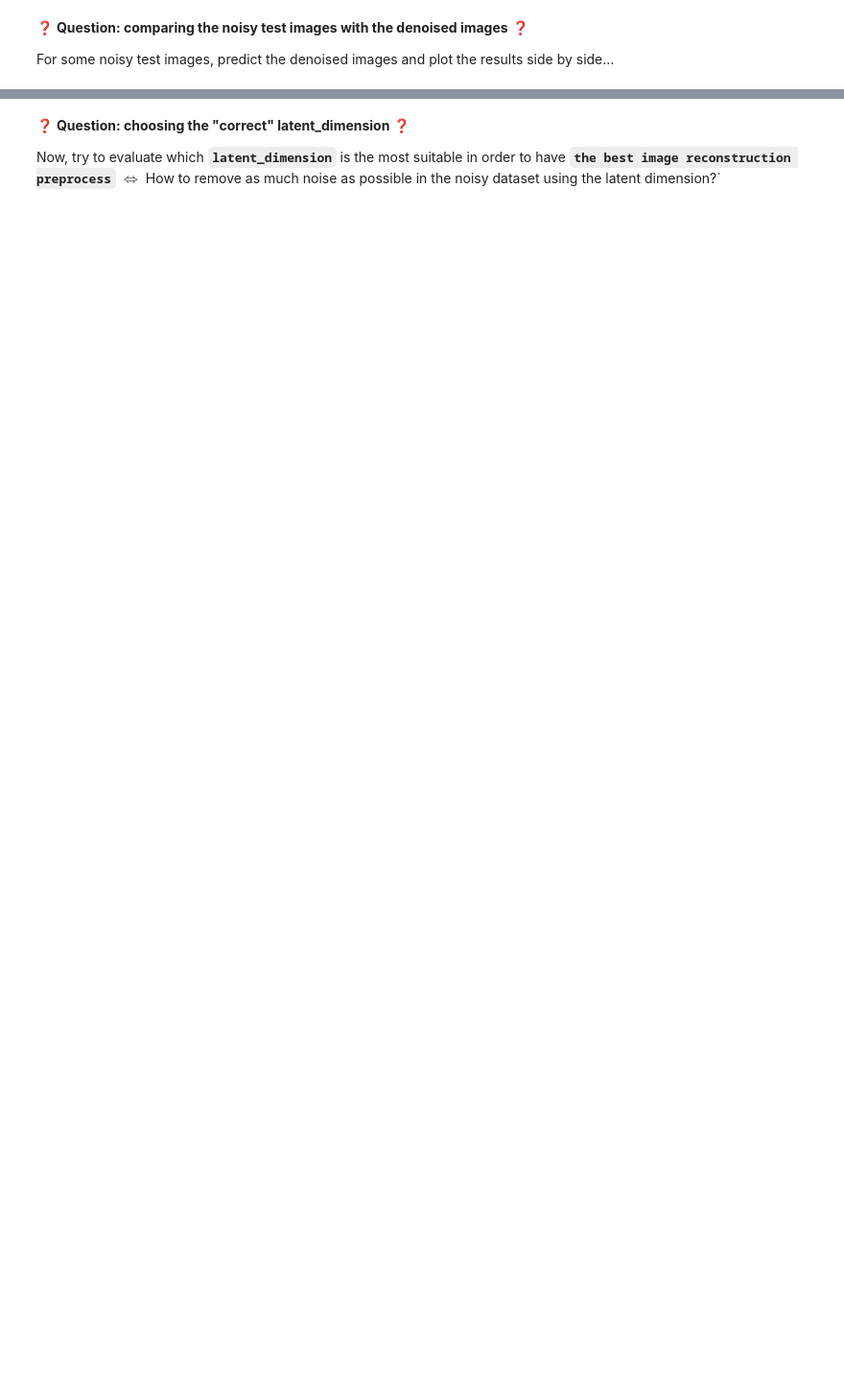
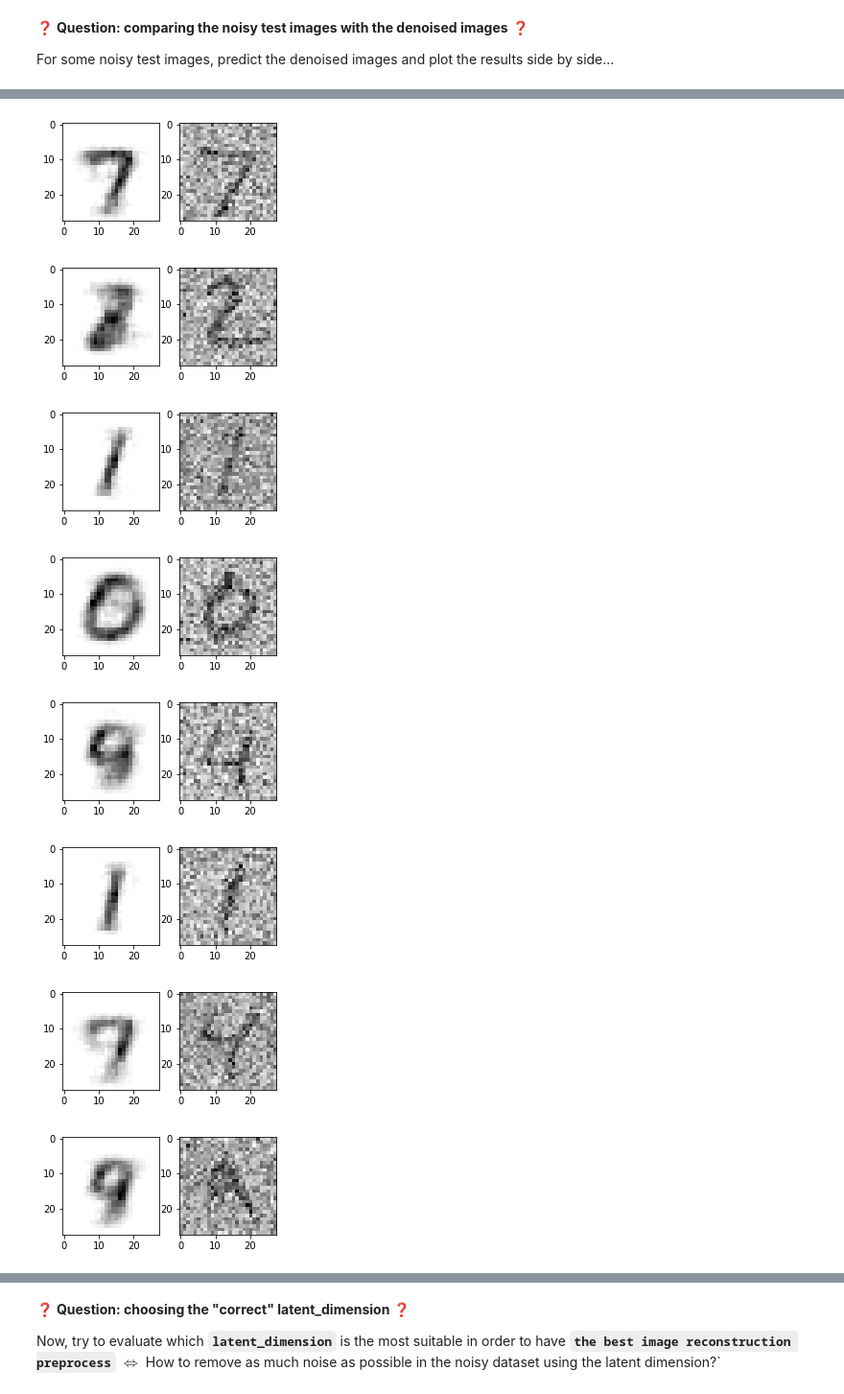
Before and after one commit to Sarthak-Singh1996/data-autoencoder, a Jupyter notebook: autoencoder.ipynb, the cells around one changed output, grey strips where cells are left out. Shown: that part at 96% size. Cells and saved outputs as stored; diff of their text form; code cells hidden in the pictures; blank space fills up the shorter version.

```diff
--- a/autoencoder.ipynb
+++ b/autoencoder.ipynb
@@ -290,0 +431,9 @@ X_test_noisy = X_test + noise_factor * np.random.normal(0., 1., size=X_test.shap
+# %%
+encoder = build_encoder(2)
+decoder = build_decoder(2)
+autoencoder = build_autoencoder(encoder, decoder)
+compile_autoencoder(autoencoder)
+
+history_denoising = autoencoder.fit(X_train_noisy, X_train,
+                                    epochs = 20,
+                                    batch_size=32)
@@ -296,0 +462,9 @@ For some noisy test images, predict the denoised images and plot the results sid
+# %%
+prediction = autoencoder.predict(X_test_noisy, verbose=1)
+
+for i in range(10):
+    fig, (ax1, ax2) = plt.subplots(1, 2, figsize=(4,2))
+    ax1.imshow(prediction[i].reshape(28,28), cmap='Greys')
+    ax2.imshow(X_test_noisy[i].reshape(28,28), cmap='Greys')
+    plt.show()
+# %% [output]
@@ -296,0 +472,8 @@ For some noisy test images, predict the denoised images and plot the results sid
+[figure, added]
+[figure, added]
+[figure, added]
+[figure, added]
+[figure, added]
+[figure, added]
+[figure, added]
+[figure, added]
```
Also changed, not shown: parts of 28 cells of this notebook.
